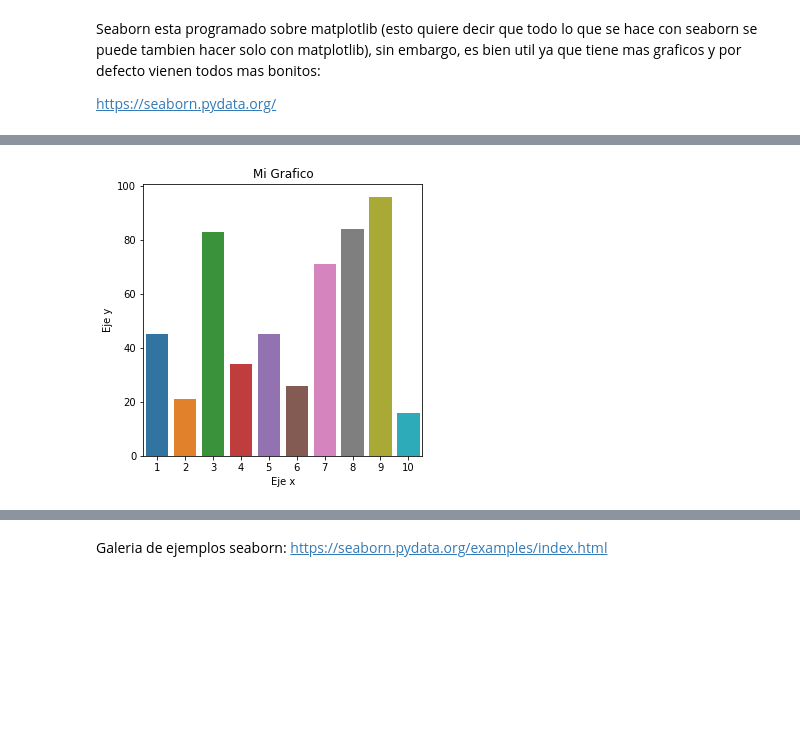
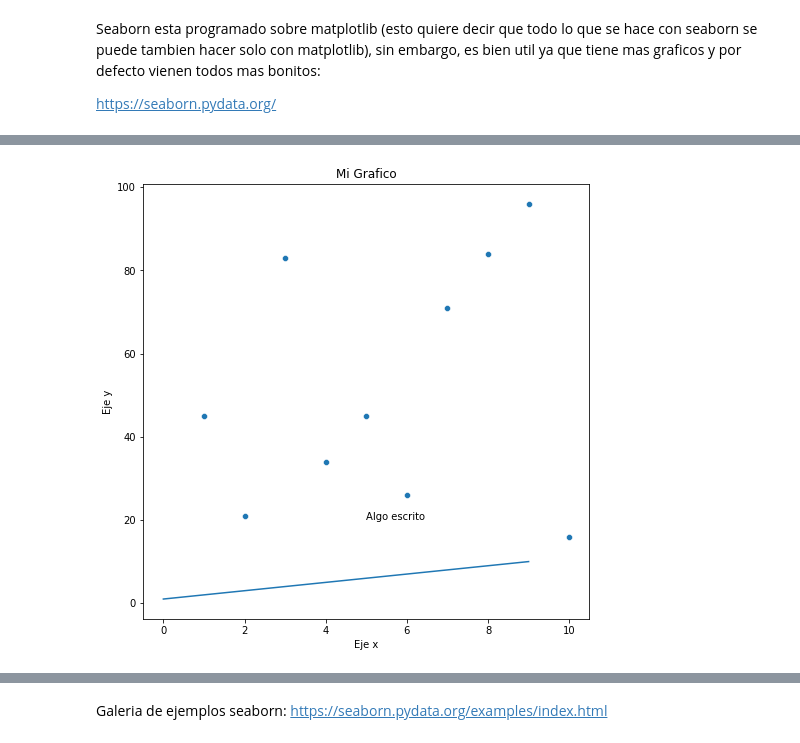
Before and after one commit to TamaraCucumides/TallerPythonMIA, a Jupyter notebook: Sesion 3 - Visualizaciones/Visualizaciones.ipynb, the cells around one changed output, grey strips where cells are left out. Saved outputs shown, nothing was run; the diff lists cells and outputs as text; code cells hidden in the pictures; blank space fills up the shorter version.

```diff
--- a/Sesion 3 - Visualizaciones/Visualizaciones.ipynb
+++ b/Sesion 3 - Visualizaciones/Visualizaciones.ipynb
@@ -197,7 +236,7 @@ plt.show()
 # %%
 ## lo de arriba es muy pequeño, agrandemoslo
 
-plt.rcParams["figure.figsize"] = (8,8)
+plt.rcParams["figure.figsize"] = (10,10)
 
 fig, (ax1, ax2) = plt.subplots(2, 2) ## este es nuestro shape, 1 fila, 2 columnas
 fig.suptitle('Ahora cuatro plots')
@@ -224,3 +268,6 @@ plt.show()
 Seaborn esta programado sobre matplotlib (esto quiere decir que todo lo que se hace con seaborn se puede tambien hacer solo con matplotlib), sin embargo, es bien util ya que tiene mas graficos y por defecto vienen todos mas bonitos:
 
 https://seaborn.pydata.org/
+# %%
+x = [0] + list(x)
+y = list(y) + [10]
@@ -232,10 +294,12 @@ plt.show()
 # %%
 ## Lo que sale de seaborn tambien es una figura
 fig = plt.figure()
-sns.barplot(x=x,y=y)
+sns.scatterplot(x=x,y=y)
+plt.plot(x)
 plt.xlabel("Eje x")
 plt.ylabel("Eje y")
 plt.title("Mi Grafico")
+plt.annotate("Algo escrito", xy=(5,20))
 plt.show()
 # %% [output]
-[figure, old version]
+[figure, new version]
```
Also changed, not shown: parts of 28 cells of this notebook, 2 other files.
